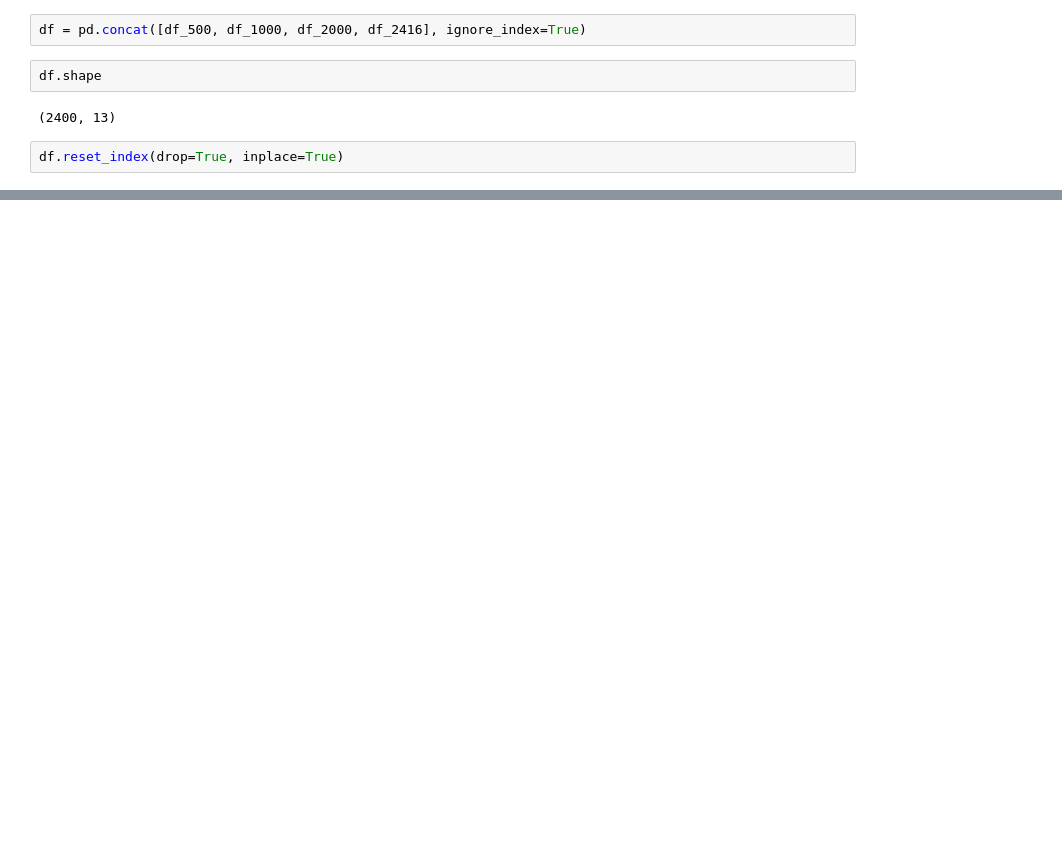
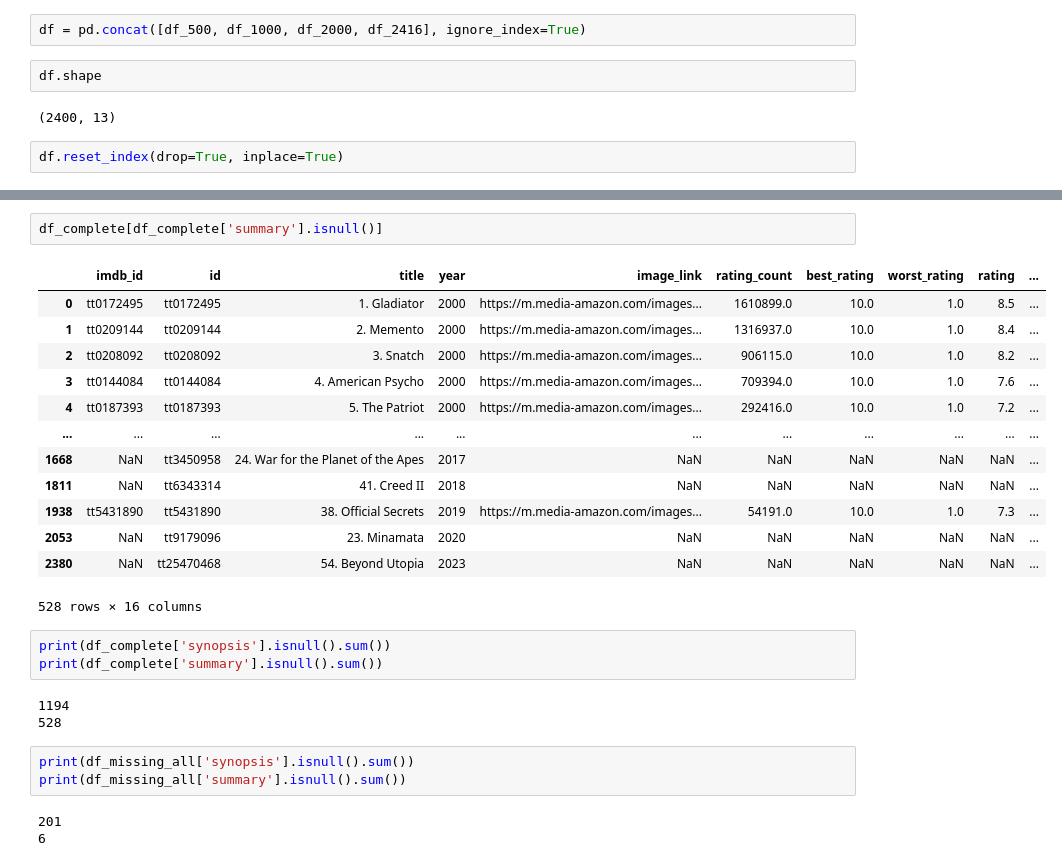
Before and after one commit to HemantRajSingh/MovieMatch, a Jupyter notebook: notebooks/dataset_merge.ipynb, the cells around one changed output, grey strips where cells are left out. Saved outputs shown, nothing was run; the diff lists cells and outputs as text; blank space fills up the shorter version.

```diff
--- a/notebooks/dataset_merge.ipynb
+++ b/notebooks/dataset_merge.ipynb
@@ -53,0 +180,28 @@ df_total.to_csv('imdb_movies_detail_complete.csv', index=False)
+# %%
+df_complete[df_complete['summary'].isnull()]
+# %% [output]
+|  | imdb_id | id | title | year | image_link | rating_count | best_rating | worst_rating | rating | ... |
+| 0 | tt0172495 | tt0172495 | 1. Gladiator | 2000 | https://m.media-amazon.com/images... | 1610899.0 | 10.0 | 1.0 | 8.5 | ... |
+| 1 | tt0209144 | tt0209144 | 2. Memento | 2000 | https://m.media-amazon.com/images... | 1316937.0 | 10.0 | 1.0 | 8.4 | ... |
+| 2 | tt0208092 | tt0208092 | 3. Snatch | 2000 | https://m.media-amazon.com/images... | 906115.0 | 10.0 | 1.0 | 8.2 | ... |
+| 3 | tt0144084 | tt0144084 | 4. American Psycho | 2000 | https://m.media-amazon.com/images... | 709394.0 | 10.0 | 1.0 | 7.6 | ... |
+| 4 | tt0187393 | tt0187393 | 5. The Patriot | 2000 | https://m.media-amazon.com/images... | 292416.0 | 10.0 | 1.0 | 7.2 | ... |
+| ... | ... | ... | ... | ... | ... | ... | ... | ... | ... | ... |
+| 1668 | NaN | tt3450958 | 24. War for the Planet of the Apes | 2017 | NaN | NaN | NaN | NaN | NaN | ... |
+| 1811 | NaN | tt6343314 | 41. Creed II | 2018 | NaN | NaN | NaN | NaN | NaN | ... |
+| 1938 | tt5431890 | tt5431890 | 38. Official Secrets | 2019 | https://m.media-amazon.com/images... | 54191.0 | 10.0 | 1.0 | 7.3 | ... |
+| 2053 | NaN | tt9179096 | 23. Minamata | 2020 | NaN | NaN | NaN | NaN | NaN | ... |
+| 2380 | NaN | tt25470468 | 54. Beyond Utopia | 2023 | NaN | NaN | NaN | NaN | NaN | ... |
+528 rows × 16 columns
+# %%
+print(df_complete['synopsis'].isnull().sum())
+print(df_complete['summary'].isnull().sum())
+# %% [output]
+1194
+528
+# %%
+print(df_missing_all['synopsis'].isnull().sum())
+print(df_missing_all['summary'].isnull().sum())
+# %% [output]
+201
+6
```
Also changed, not shown: parts of 27 cells of this notebook, 3 other files.
